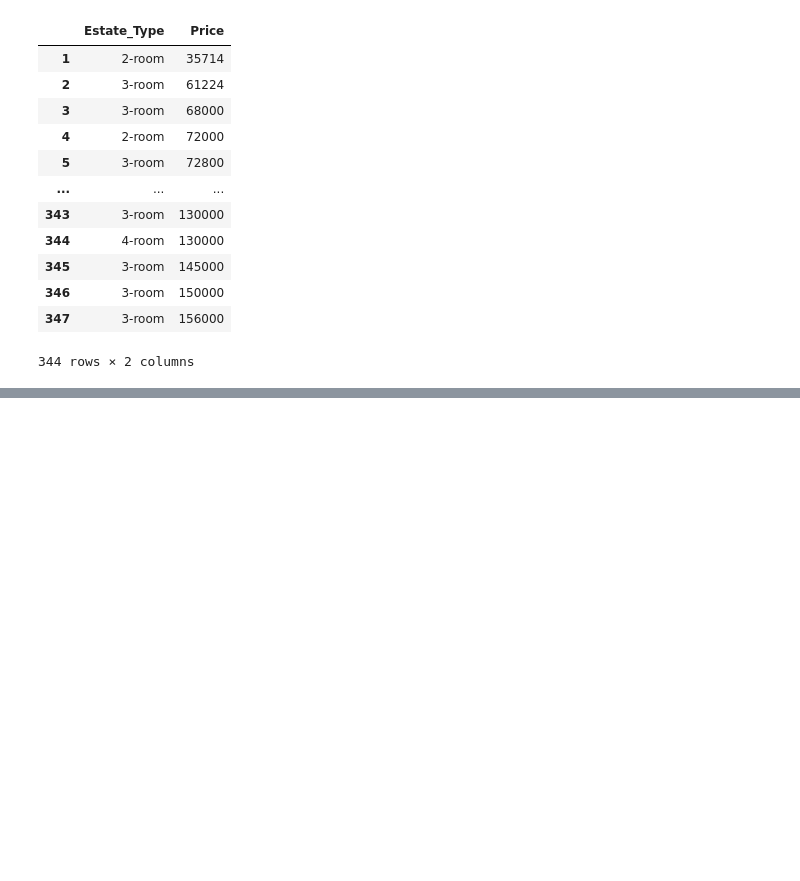
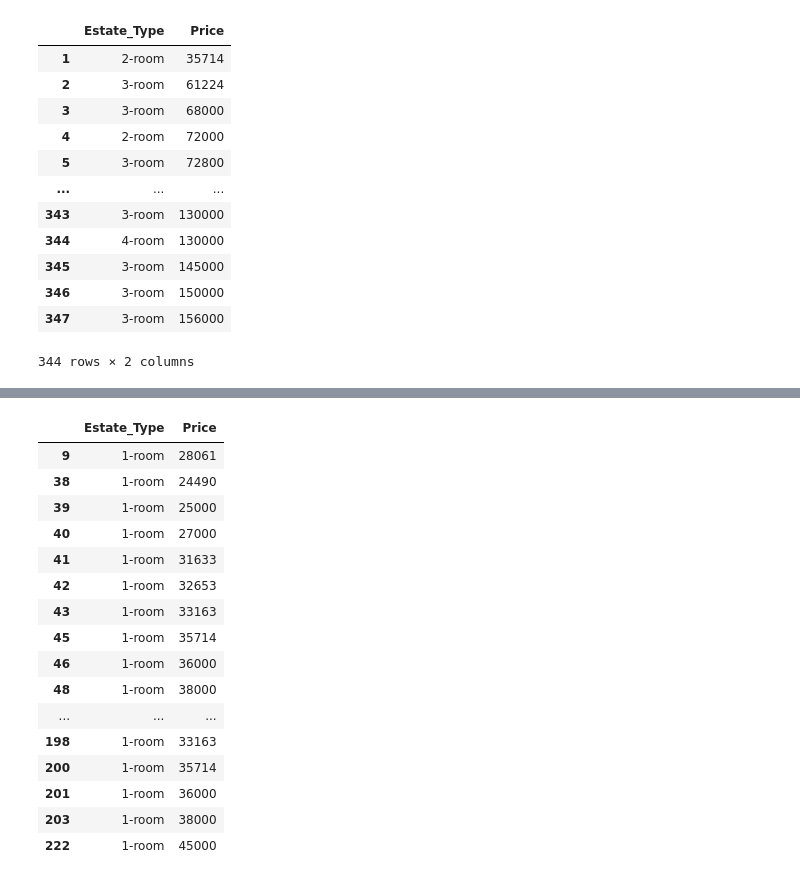
Before and after one commit to StefanRaychev/Web-scraping-and-data-analysis-of-estate-market, a Jupyter notebook: Scraping.ipynb, the cells around one changed output, grey strips where cells are left out. Cells and saved outputs as stored; diff of their text form; code cells hidden in the pictures; blank space fills up the shorter version.

```diff
--- a/Scraping.ipynb
+++ b/Scraping.ipynb
@@ -281,0 +292,21 @@ df_estate_collection_all
+# %%
+filtered_df1 = df_estate_collection_all[df_estate_collection_all['Estate_Type'] == " 1-room"]
+filtered_df1
+# %% [output]
+|  | Estate_Type | Price |
+| 9 | 1-room | 28061 |
+| 38 | 1-room | 24490 |
+| 39 | 1-room | 25000 |
+| 40 | 1-room | 27000 |
+| 41 | 1-room | 31633 |
+| 42 | 1-room | 32653 |
+| 43 | 1-room | 33163 |
+| 45 | 1-room | 35714 |
+| 46 | 1-room | 36000 |
+| 48 | 1-room | 38000 |
+| ... | ... | ... |
+| 198 | 1-room | 33163 |
+| 200 | 1-room | 35714 |
+| 201 | 1-room | 36000 |
+| 203 | 1-room | 38000 |
+| 222 | 1-room | 45000 |
```
Also changed, not shown: parts of 2 cells of this notebook.
